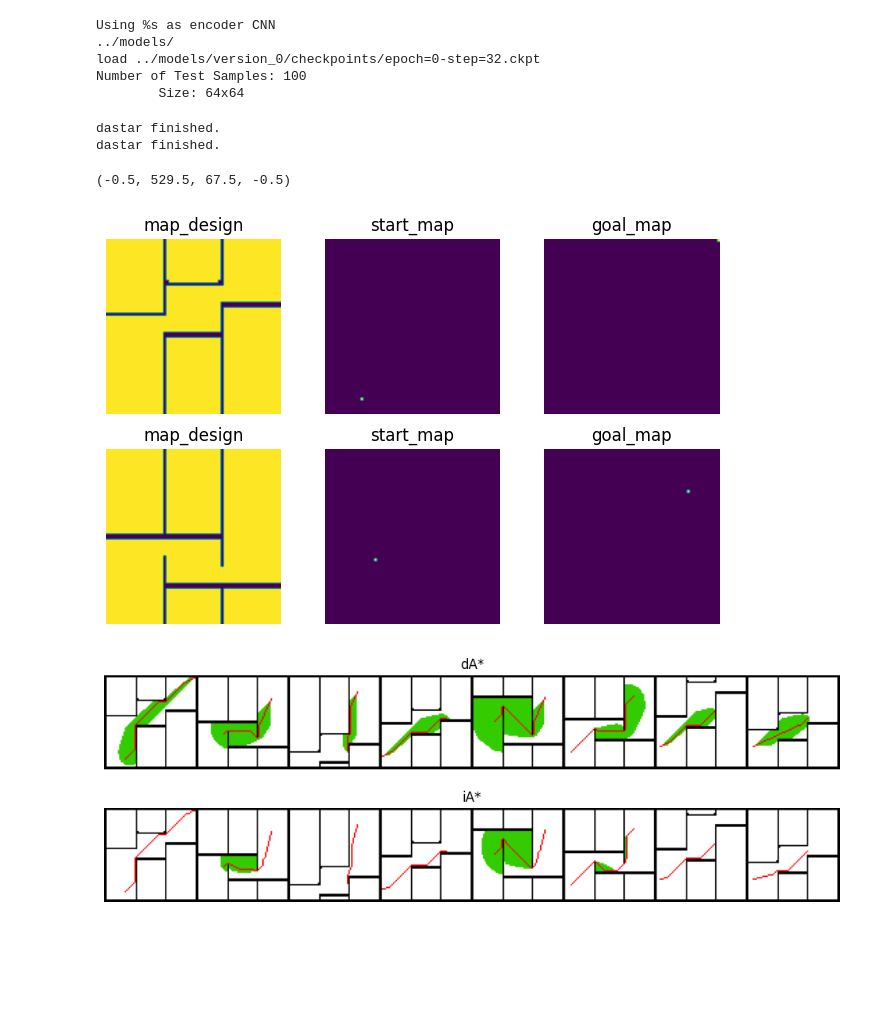
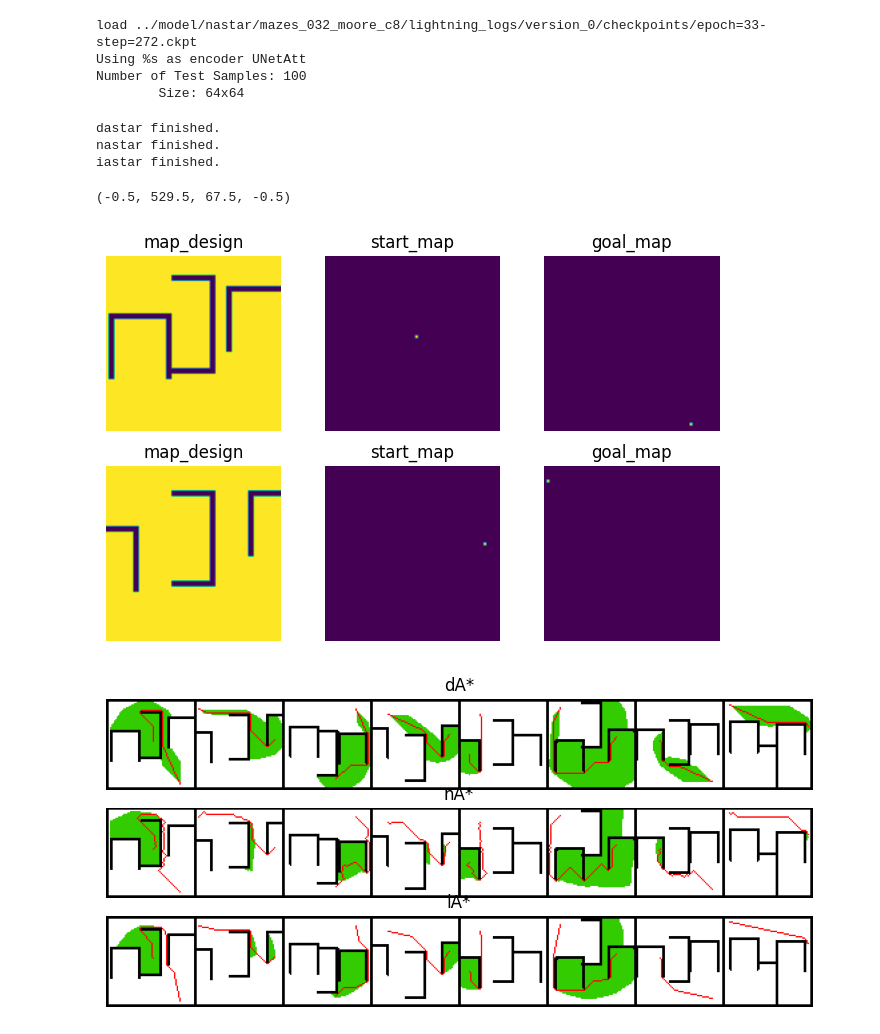
Before and after one commit to sair-lab/iAstar, a Jupyter notebook: example/example.ipynb, the cells around one changed output. Saved outputs shown, nothing was run; the diff lists cells and outputs as text; code cells hidden in the pictures; blank space fills up the shorter version.

```diff
--- a/example/example.ipynb
+++ b/example/example.ipynb
@@ -7,54 +7,70 @@ from dastar import dastar
 import matplotlib.pyplot as plt
 from data_loader import create_dataloader
 from utils import  visualize_results
+from neural_astar.utils.training import load_from_ptl_checkpoint
+# need install neural_astar, follow https://github.com/omron-sinicx/neural-astar
+from neural_astar.planner import NeuralAstar
+device = "cuda" if torch.cuda.is_available() else "cpu"
+neural_astar = NeuralAstar(encoder_arch='CNN').to(device)
+neural_astar.load_state_dict(load_from_ptl_checkpoint("../model/nastar/mazes_032_moore_c8/lightning_logs/"))
 
 def load_from_ptl_checkpoint(filename):
-    return torch.load(filename)["static"]
-
-device = "cuda" if torch.cuda.is_available() else "cpu"
-ia_planner = iastar(device=device, encoder_input=2,
-                    encoder_depth=4, w=1.0).to(device)
-ia_planner.load_state_dict(load_from_ptl_checkpoint("../model//"))
+    return torch.load(filename)["model_state_dict"]
+ia_planner = iastar(encoder_input=3,
+                    encoder_arch="UNetAtt",
+                    device=device,
+                    encoder_depth=4,
+                    learn_obstacles=False,
+                    is_training = True,
+                    output_path_list= False,
+                    w=2.0).to(device)
+ia_planner.encoder.load_state_dict(load_from_ptl_checkpoint("/home/cxy/iAstar/model/18-08-2024-16-46-25/13/iaster1UNetAtt.pkl"))
 da_planner = dastar()
 
-dataloader = create_dataloader("../planning-datasets/mpd/instances/064/mazes_064_moore_c16.npz", "test", 8)
+dataloader = create_dataloader("../planning-datasets/mpd/instances/064/multiple_bugtraps_064_moore_c16.npz", "test", 8)
 # dataloader = create_dataloader("../planning-datasets/mpd/instances/032/mazes_032_moore_c8.npz", "test", 2)
 map_designs, start_maps, goal_maps, _ = next(iter(dataloader))
 # %% [output]
-Using %s as encoder CNN
-../models/
-load ../models/version_0/checkpoints/epoch=0-step=32.ckpt
+load ../model/nastar/mazes_032_moore_c8/lightning_logs/version_0/checkpoints/epoch=33-step=272.ckpt
+Using %s as encoder UNetAtt
 Number of Test Samples: 100
         Size: 64x64
 # %%
 fig, axes = plt.subplots(2, 3, figsize=[8, 5])
 for i in range(2):
     axes[i, 0].imshow(map_designs.numpy()[i, 0])
     axes[i, 0].set_title("map_design")
     axes[i, 0].axis("off")
     axes[i, 1].imshow(start_maps.numpy()[i, 0])
     axes[i, 1].set_title("start_map")
     axes[i, 1].axis("off")
     axes[i, 2].imshow(goal_maps.numpy()[i, 0])
     axes[i, 2].set_title("goal_map")
     axes[i, 2].axis("off")
 da_planner.eval()
 da_outputs = da_planner(map_designs.to(device), start_maps.to(device), goal_maps.to(device))
 print("dastar finished.")
+da_planner.eval()
+na_outputs = neural_astar(map_designs.to(device), start_maps.to(device), goal_maps.to(device))
+print("nastar finished.")
 ia_planner.eval()
 ia_outputs = ia_planner(map_designs.to(device), start_maps.to(device), goal_maps.to(device))
-print("dastar finished.")
-fig, axes = plt.subplots(2, 1, figsize=[12, 4])
+print("iastar finished.")
+fig, axes = plt.subplots(3, 1, figsize=[12, 4])
 
 axes[0].imshow(visualize_results(map_designs, da_outputs))
 axes[0].set_title("dA*")
 axes[0].axis("off")
-axes[1].imshow(visualize_results(map_designs, ia_outputs))
-axes[1].set_title("iA*")
+axes[1].imshow(visualize_results(map_designs, na_outputs))
+axes[1].set_title("nA*")
 axes[1].axis("off")
+axes[2].imshow(visualize_results(map_designs, ia_outputs))
+axes[2].set_title("iA*")
+axes[2].axis("off")
 # %% [output]
 dastar finished.
-dastar finished.
+nastar finished.
+iastar finished.
 (-0.5, 529.5, 67.5, -0.5)
-[figure, old version]
+[figure, new version]
-[figure, old version]
+[figure, new version]
```
Also changed, not shown: parts of 10 cells of this notebook, 34 other files.
